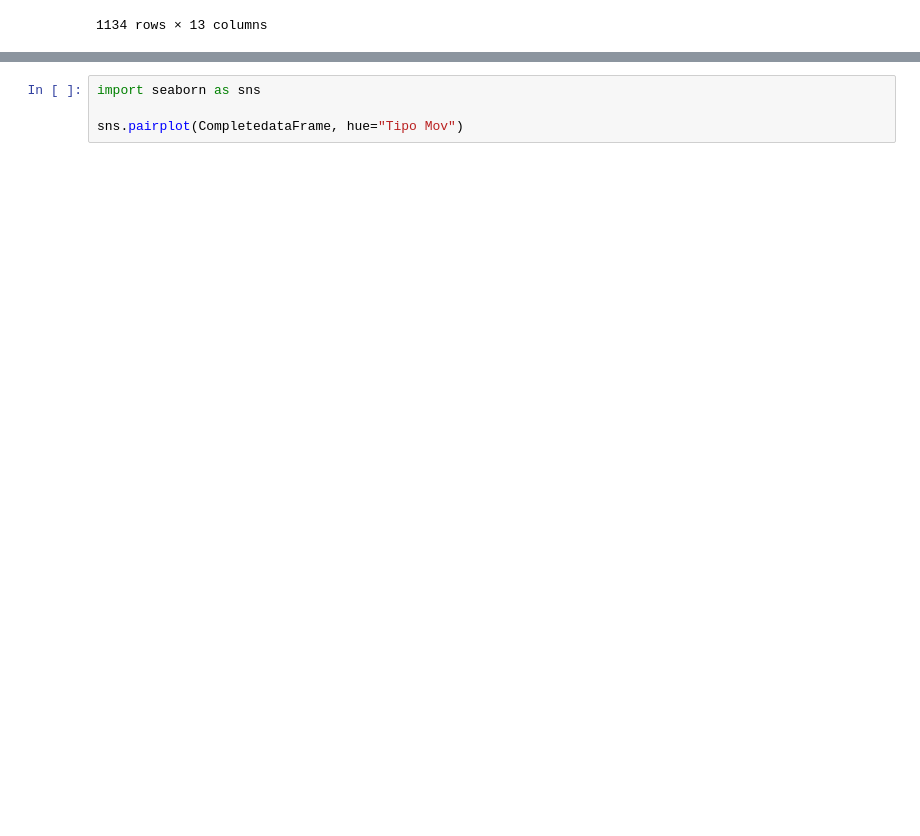
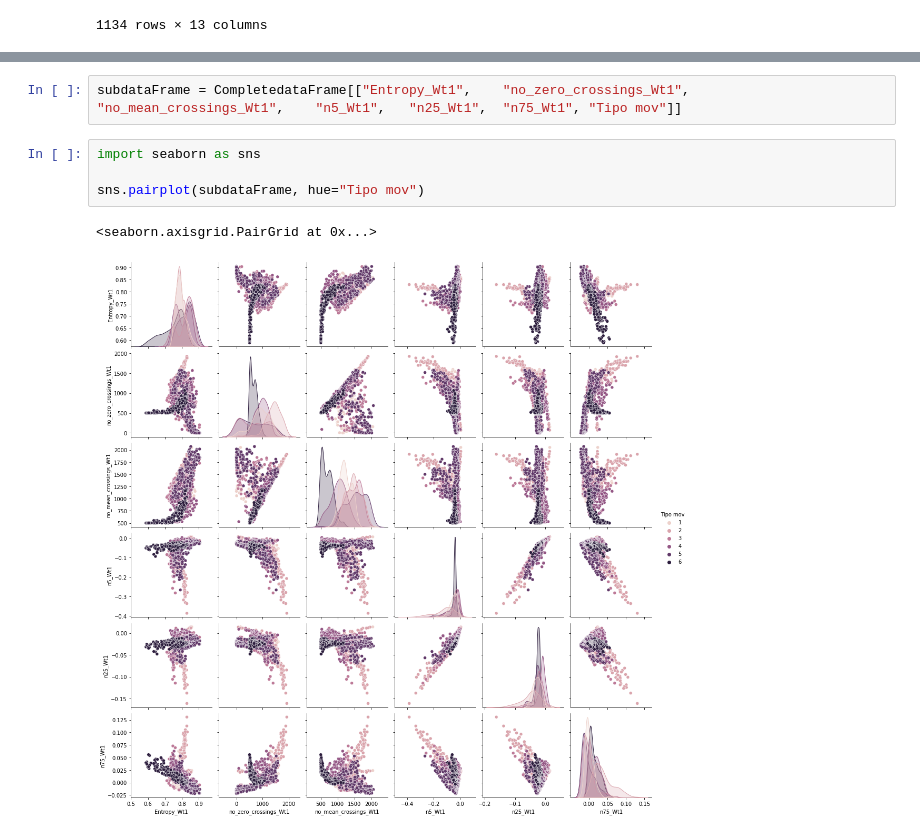
Before and after one commit to nandrom/senalesIII, a Jupyter notebook: FeatureExtraction_EMG_Signals_VF.ipynb, the cells around one changed output, grey strips where cells are left out. Cells and saved outputs as stored; diff of their text form; blank space fills up the shorter version.

```diff
--- a/FeatureExtraction_EMG_Signals_VF.ipynb
+++ b/FeatureExtraction_EMG_Signals_VF.ipynb
@@ -177,4 +206,9 @@ CompletedataFrame
+# %%
+subdataFrame = CompletedataFrame[["Entropy_Wt1",	"no_zero_crossings_Wt1",	"no_mean_crossings_Wt1",	"n5_Wt1",	"n25_Wt1",	"n75_Wt1", "Tipo mov"]]
 # %%
 import seaborn as sns
 
-sns.pairplot(CompletedataFrame, hue="Tipo Mov")
+sns.pairplot(subdataFrame, hue="Tipo mov")
+# %% [output]
+<seaborn.axisgrid.PairGrid at 0x...>
+[figure, added]
```
Also changed, not shown: parts of 11 cells of this notebook.
